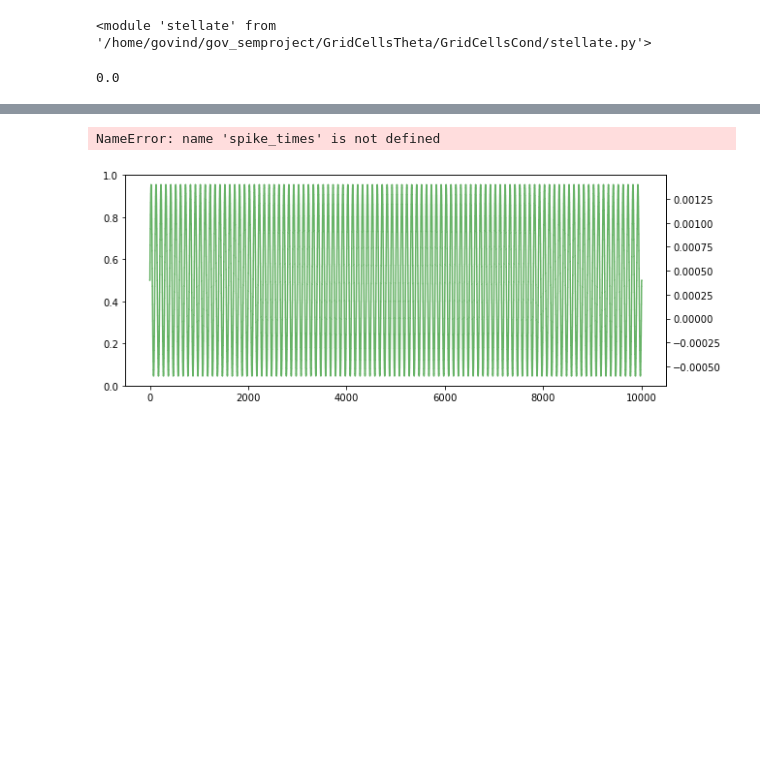
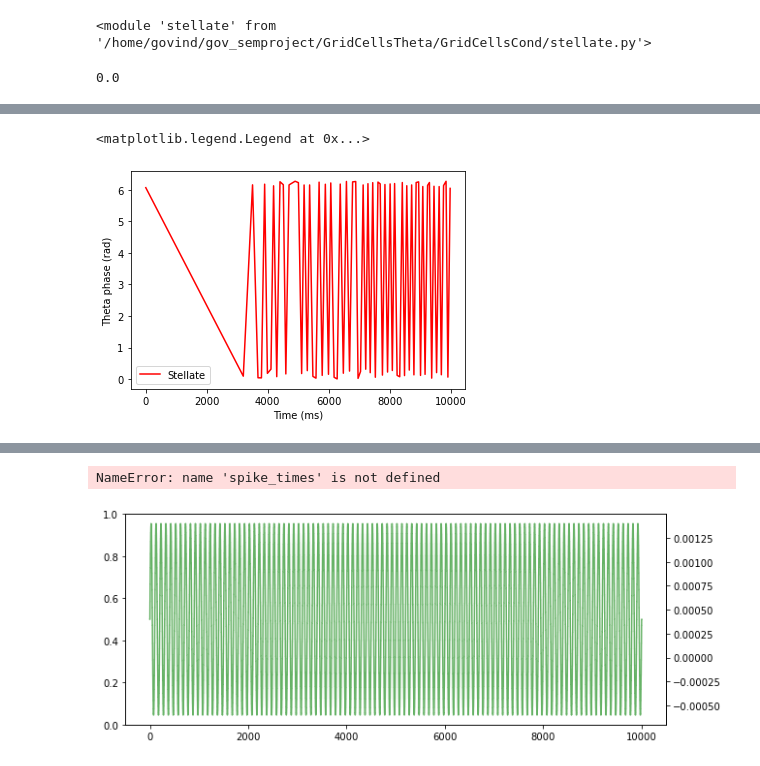
Before and after one commit to tiny-infinity/GridCellsTheta, a Jupyter notebook: amitabha_bose.ipynb, the cells around one changed output, grey strips where cells are left out. Cells and saved outputs as stored; diff of their text form; code cells hidden in the pictures; blank space fills up the shorter version.

```diff
--- a/amitabha_bose.ipynb
+++ b/amitabha_bose.ipynb
@@ -148,3 +153,33 @@ print(len(time_arr))
+# %%
+from scipy import signal
+import numpy as np
+dt = h.dt / 1000.0                  # convert ms → seconds
+fs = 1/dt
+
+analytic = signal.hilbert(i_theta.to_python())
+theta_phase = np.angle(analytic)          # range [-pi, pi]
+theta_phase = np.mod(theta_phase, 2*np.pi)  # map to [0, 2pi]
+
+stell_spike_times = np.array(spike_times_stell.to_python())
+intr_spike_times = np.array(spike_times_intrnrn.to_python())
+
+stell_idx = (stell_spike_times / h.dt).astype(int)
+intr_idx = (intr_spike_times / h.dt).astype(int)
+
+stell_idx = stell_idx[stell_idx < len(theta_phase)]
+intr_idx = intr_idx[intr_idx < len(theta_phase)]
+
+stell_spike_phases = theta_phase[stell_idx]
+intr_spike_phases = theta_phase[intr_idx]
+
+plt.plot(stell_spike_times, stell_spike_phases, c='r', label='Stellate')
+#plt.scatter(intr_spike_times, intr_spike_phases, c='b', alpha=0.5, label='Interneuron')
+plt.ylabel("Theta phase (rad)")
+plt.xlabel("Time (ms)")
+plt.legend()
+# %% [output]
+<matplotlib.legend.Legend at 0x...>
+[figure, added]
 # %%
 stell_spike_phases = freq * 2* np.pi * (np.array(spike_times_stell.to_python())/1000)%(2*np.pi)
 intrnrn_spike_phases = freq * 2* np.pi * (np.array(spike_times_intrnrn.to_python())/1000)%(2*np.pi)
```
Also changed, not shown: parts of 6 cells of this notebook, 2 other files.
